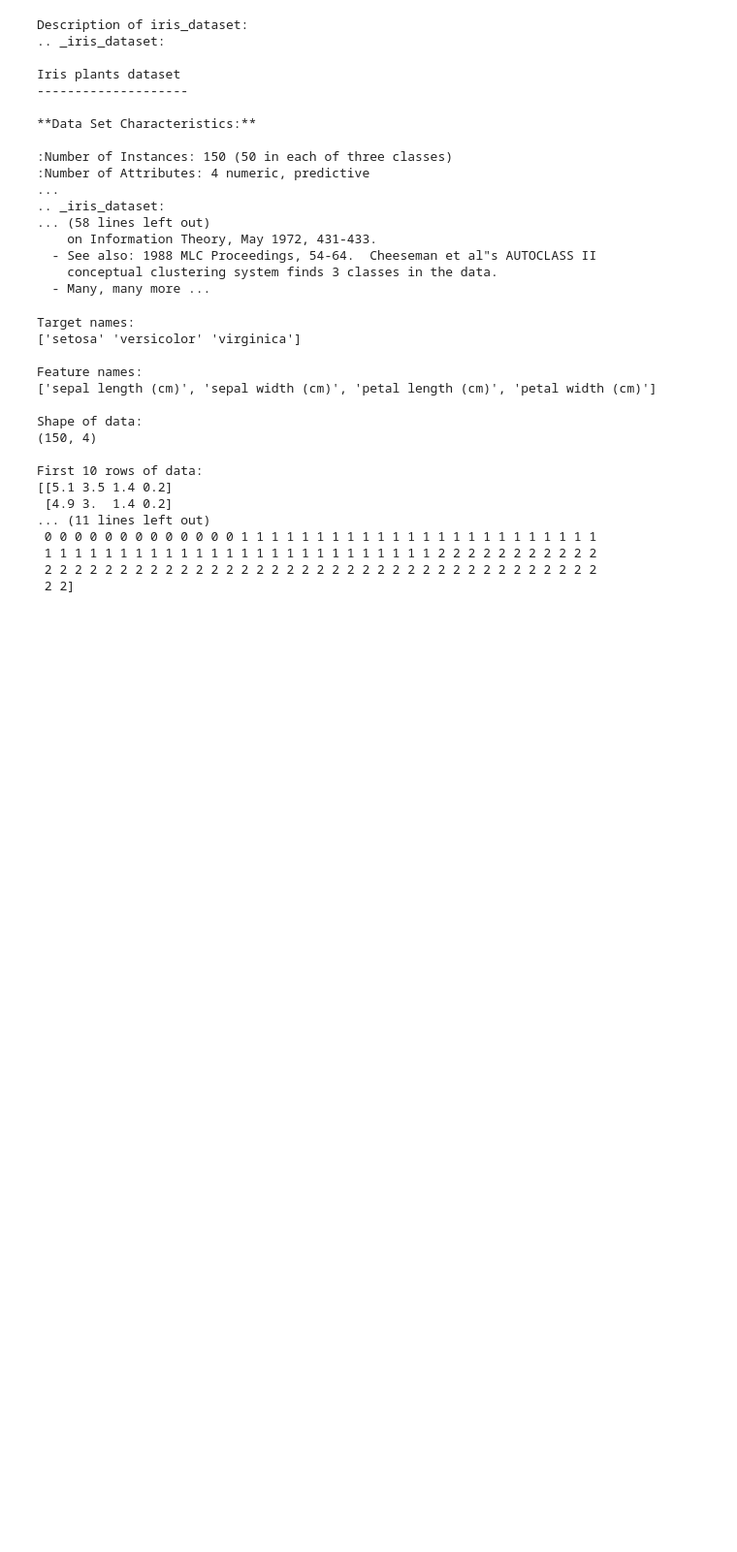
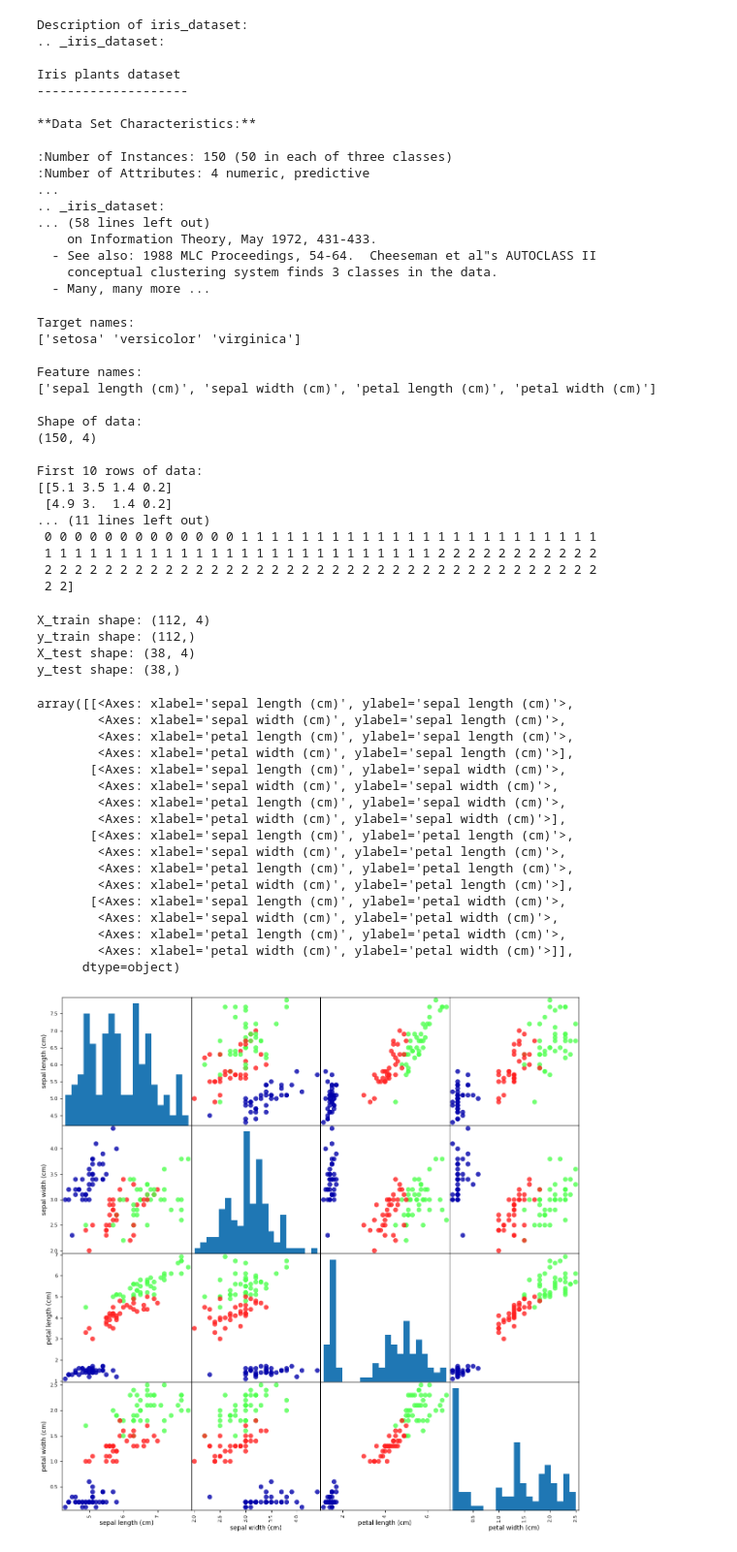
Before and after one commit to gilgamesh7/ml_python_intro, a Jupyter notebook: 01_iris_classification.ipynb, the cells around one changed output. Shown: that part at 97% size. Saved outputs shown, nothing was run; the diff lists cells and outputs as text; code cells hidden in the pictures; blank space fills up the shorter version.

Commit message:
scatter plot to check dataset suitability

```diff
--- a/01_iris_classification.ipynb
+++ b/01_iris_classification.ipynb
@@ -74,4 +75,56 @@ First 10 rows of data:
  2 2 2 2 2 2 2 2 2 2 2 2 2 2 2 2 2 2 2 2 2 2 2 2 2 2 2 2 2 2 2 2 2 2 2 2 2
  2 2]
 # %%
-#  0 means setosa, 1 means versicolor, and 2 means virginica.
+from sklearn.model_selection import train_test_split
+X_train, X_test, y_train, y_test = train_test_split(
+    iris_dataset['data'], iris_dataset['target'], random_state=0
+)
+
+print("\nX_train shape:", X_train.shape)
+print("y_train shape:", y_train.shape)
+print("X_test shape:", X_test.shape)
+print("y_test shape:", y_test.shape)
+# %% [output]
+X_train shape: (112, 4)
+y_train shape: (112,)
+X_test shape: (38, 4)
+y_test shape: (38,)
+# %%
+# pair plot of the features in the training set.
+# The data points are colored according to the species the iris belongs to.
+
+import pandas as pd
+import mglearn
+
+# create dataframe from data in X_train
+# label the columns using the strings in iris_dataset.feature_names
+iris_dataframe = pd.DataFrame(X_train, columns=iris_dataset.feature_names)
+
+# create a scatter matrix from the dataframe, color by y_train
+pd.plotting.scatter_matrix(iris_dataframe,
+                            c=y_train,
+                            figsize=(15, 15),
+                            marker='o',
+                            hist_kwds={'bins': 20},
+                            s=60,
+                            alpha=.8,
+                            cmap=mglearn.cm3)
+# %% [output]
+array([[<Axes: xlabel='sepal length (cm)', ylabel='sepal length (cm)'>,
+        <Axes: xlabel='sepal width (cm)', ylabel='sepal length (cm)'>,
+        <Axes: xlabel='petal length (cm)', ylabel='sepal length (cm)'>,
+        <Axes: xlabel='petal width (cm)', ylabel='sepal length (cm)'>],
+       [<Axes: xlabel='sepal length (cm)', ylabel='sepal width (cm)'>,
+        <Axes: xlabel='sepal width (cm)', ylabel='sepal width (cm)'>,
+        <Axes: xlabel='petal length (cm)', ylabel='sepal width (cm)'>,
+        <Axes: xlabel='petal width (cm)', ylabel='sepal width (cm)'>],
+       [<Axes: xlabel='sepal length (cm)', ylabel='petal length (cm)'>,
+        <Axes: xlabel='sepal width (cm)', ylabel='petal length (cm)'>,
+        <Axes: xlabel='petal length (cm)', ylabel='petal length (cm)'>,
+        <Axes: xlabel='petal width (cm)', ylabel='petal length (cm)'>],
+       [<Axes: xlabel='sepal length (cm)', ylabel='petal width (cm)'>,
+        <Axes: xlabel='sepal width (cm)', ylabel='petal width (cm)'>,
+        <Axes: xlabel='petal length (cm)', ylabel='petal width (cm)'>,
+        <Axes: xlabel='petal width (cm)', ylabel='petal width (cm)'>]],
+      dtype=object)
+[figure, added]
```
Also changed, not shown: parts of 1 cell of this notebook, 2 other files.
